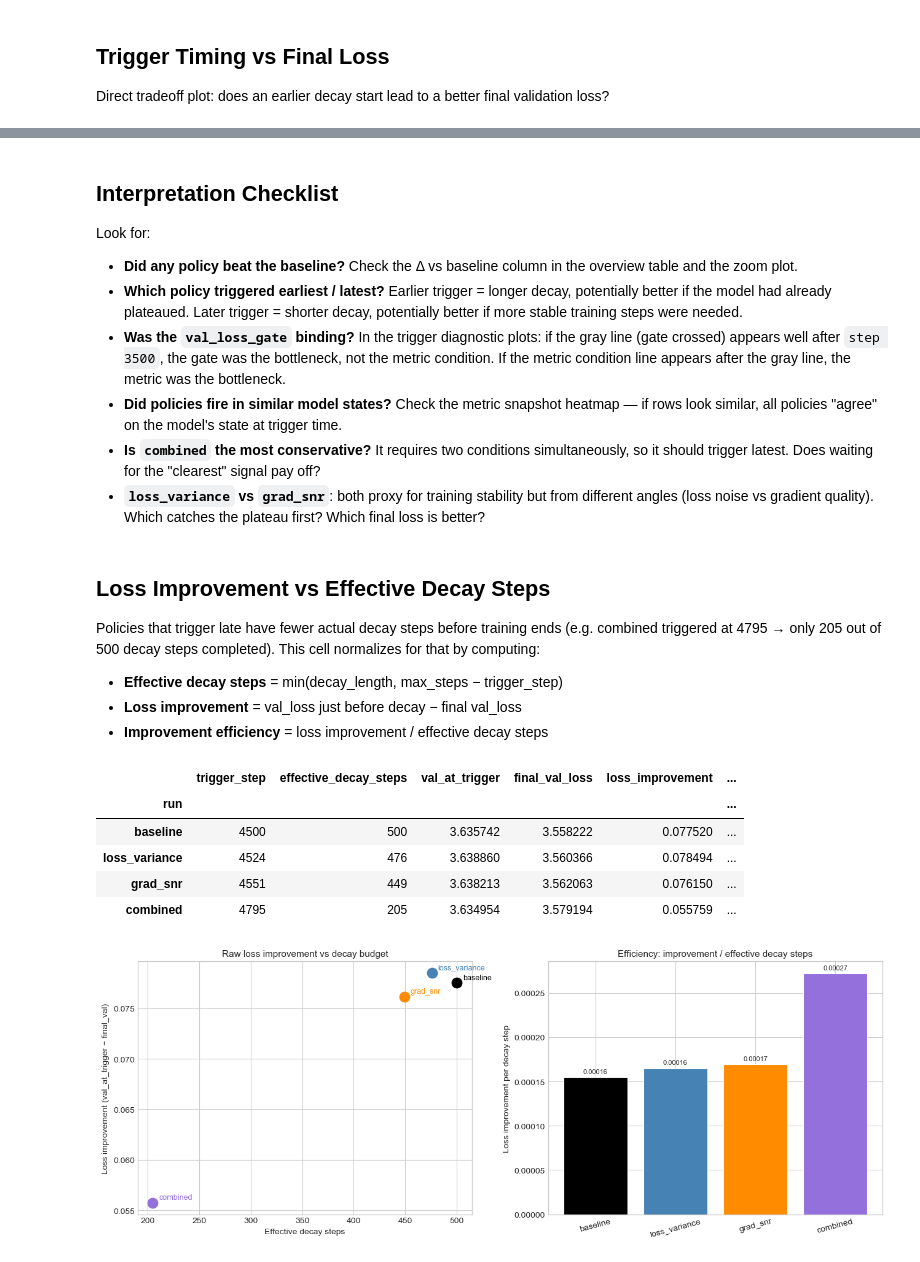
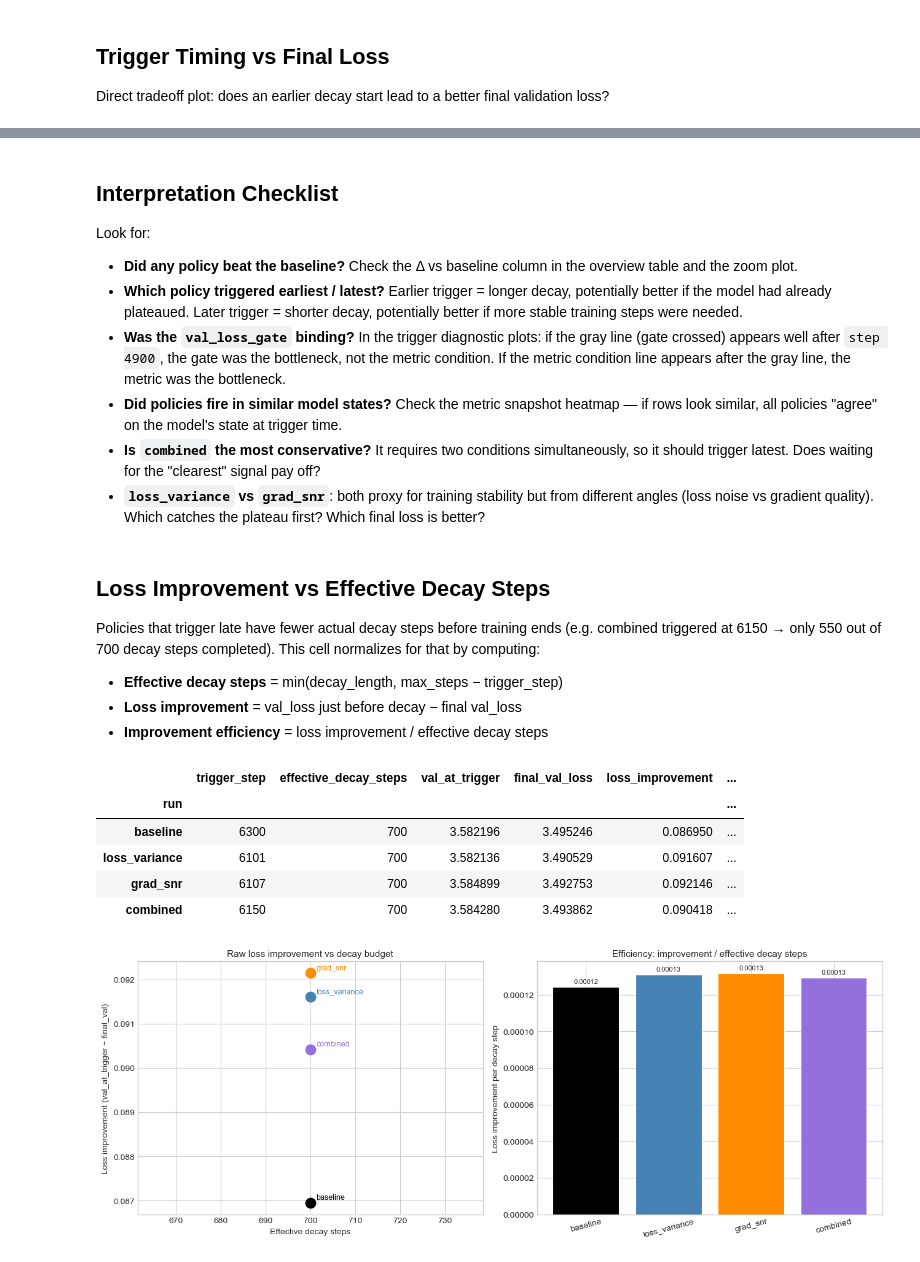
Before and after one commit to Duckymini/wsd_metric_triggered, a Jupyter notebook: notebooks/policy_decay_comparison.ipynb, the cells around one changed output, grey strips where cells are left out. Cells and saved outputs as stored; diff of their text form; code cells hidden in the pictures.

Commit message:
run the policy decay comparison

```diff
--- a/notebooks/policy_decay_comparison.ipynb
+++ b/notebooks/policy_decay_comparison.ipynb
@@ -108,7 +108,7 @@ fig, ax = plt.subplots(figsize=(12, 5))
 
 for key, d in data.items():
     val = d["val"]
-    trig_step = d["trigger"]["trigger_step"] if d["trigger"] else 4500
+    trig_step = d["trigger"]["trigger_step"] if d["trigger"] else 6300
     ax.plot(val["step"], val["validation_loss"],
             color=COLORS[key], linewidth=1.8, label=key)
     ax.axvline(trig_step, color=COLORS[key], linewidth=1.2, linestyle="--", alpha=0.75)
@@ -174,8 +174,8 @@ def _draw_trigger_lines(ax, gate_s, trig_s, color):
 
 # ----- loss_variance and grad_snr -----
 for key, threshold, metric_col, ylabel in [
-    ("loss_variance", 0.13, "loss_variance", "loss_variance"),
-    ("grad_snr",      0.97, "grad_snr",      "grad_snr"),
+    ("loss_variance", 0.132, "loss_variance", "loss_variance"),
+    ("grad_snr",      0.931, "grad_snr",      "grad_snr"),
 ]:
     d = data[key]
     trigger = d["trigger"]
@@ -220,8 +220,8 @@ fig.suptitle(f"Policy: combined  —  triggered at step {trig_s}", fontsize=12)
 
 train = d["train"]
 for ax, metric_col, threshold, ylabel in [
-    (ax1, "loss_variance", 0.13, "loss_variance"),
-    (ax2, "grad_snr",      0.97, "grad_snr"),
+    (ax1, "loss_variance", 0.132, "loss_variance"),
+    (ax2, "grad_snr",      0.931, "grad_snr"),
 ]:
     ax.plot(train["step"], train[metric_col], color=color, linewidth=1, alpha=0.8)
     ax.axhline(threshold, color="red", linewidth=1.2, linestyle="--",
@@ -303,21 +303,21 @@ Raw snapshot values at trigger step:
 
 The key comparison: how does validation loss evolve in the decay window for each run? Trigger points are marked. Runs that triggered earlier have more steps at reduced LR.
 # %%
-ZOOM_START = 3500
+ZOOM_START = 5500
 
 fig, ax = plt.subplots(figsize=(11, 5))
 
 for key, d in data.items():
     val = d["val"]
     mask = val["step"] >= ZOOM_START
-    trig_step = d["trigger"]["trigger_step"] if d["trigger"] else 4500
+    trig_step = d["trigger"]["trigger_step"] if d["trigger"] else 6300
     ax.plot(val.loc[mask, "step"], val.loc[mask, "validation_loss"],
             color=COLORS[key], linewidth=1.8, label=key)
     ax.axvline(trig_step, color=COLORS[key], linewidth=1.2, linestyle="--", alpha=0.7)
-
+ax.set_xlim(5500)
 ax.set_xlabel("Step")
 ax.set_ylabel("Validation Loss")
-ax.set_title(f"Validation Loss zoom (steps {ZOOM_START}–5000, dashed = decay start)", fontsize=13)
+ax.set_title(f"Validation Loss zoom (steps {ZOOM_START}–7000, dashed = decay start)", fontsize=13)
 ax.legend()
 plt.tight_layout()
 plt.show()
@@ -332,7 +332,7 @@ fig, ax = plt.subplots(figsize=(8, 5))
 
 for key, d in data.items():
     final_val = d["val"]["validation_loss"].iloc[-1]
-    trig_step = d["trigger"]["trigger_step"] if d["trigger"] else 4500
+    trig_step = d["trigger"]["trigger_step"] if d["trigger"] else 6300
     ax.scatter(trig_step, final_val, color=COLORS[key], s=120, zorder=4)
     ax.annotate(key, (trig_step, final_val),
                 textcoords="offset points", xytext=(8, 4), fontsize=9, color=COLORS[key])
@@ -351,25 +351,25 @@ Look for:
 
 - **Did any policy beat the baseline?** Check the Δ vs baseline column in the overview table and the zoom plot.
 - **Which policy triggered earliest / latest?** Earlier trigger = longer decay, potentially better if the model had already plateaued. Later trigger = shorter decay, potentially better if more stable training steps were needed.
-- **Was the `val_loss_gate` binding?** In the trigger diagnostic plots: if the gray line (gate crossed) appears well after `step 3500`, the gate was the bottleneck, not the metric condition. If the metric condition line appears after the gray line, the metric was the bottleneck.
+- **Was the `val_loss_gate` binding?** In the trigger diagnostic plots: if the gray line (gate crossed) appears well after `step 4900`, the gate was the bottleneck, not the metric condition. If the metric condition line appears after the gray line, the metric was the bottleneck.
 - **Did policies fire in similar model states?** Check the metric snapshot heatmap — if rows look similar, all policies "agree" on the model's state at trigger time.
 - **Is `combined` the most conservative?** It requires two conditions simultaneously, so it should trigger latest. Does waiting for the "clearest" signal pay off?
 - **`loss_variance` vs `grad_snr`**: both proxy for training stability but from different angles (loss noise vs gradient quality). Which catches the plateau first? Which final loss is better?
 # %% [markdown]
 ## Loss Improvement vs Effective Decay Steps
 
-Policies that trigger late have fewer actual decay steps before training ends (e.g. combined triggered at 4795 → only 205 out of 500 decay steps completed). This cell normalizes for that by computing:
+Policies that trigger late have fewer actual decay steps before training ends (e.g. combined triggered at 6150 → only 550 out of 700 decay steps completed). This cell normalizes for that by computing:
 
 - **Effective decay steps** = min(decay_length, max_steps − trigger_step)
 - **Loss improvement** = val_loss just before decay − final val_loss
 - **Improvement efficiency** = loss improvement / effective decay steps
 # %%
-MAX_STEPS = 5000
-DECAY_LENGTH = 500
+MAX_STEPS = 7000
+DECAY_LENGTH = 700
 
 rows = []
 for key, d in data.items():
-    trig_step = d["trigger"]["trigger_step"] if d["trigger"] else 4500
+    trig_step = d["trigger"]["trigger_step"] if d["trigger"] else 6300
     effective_decay_steps = min(DECAY_LENGTH, MAX_STEPS - trig_step)
 
     # val loss at the last eval at or before the trigger step
@@ -397,35 +397,35 @@ display(eff_df.style.background_gradient(
 
 fig, axes = plt.subplots(1, 2, figsize=(13, 5))
 
 # Left: scatter loss_improvement vs effective_decay_steps
 ax = axes[0]
 for key, row in eff_df.iterrows():
     ax.scatter(row["effective_decay_steps"], row["loss_improvement"],
                color=COLORS[key], s=140, zorder=4)
     ax.annotate(key, (row["effective_decay_steps"], row["loss_improvement"]),
                 textcoords="offset points", xytext=(7, 4), fontsize=9, color=COLORS[key])
 ax.set_xlabel("Effective decay steps")
 ax.set_ylabel("Loss improvement (val_at_trigger − final_val)")
 ax.set_title("Raw loss improvement vs decay budget", fontsize=11)
 
 # Right: bar chart of improvement_per_step
 ax2 = axes[1]
 keys = list(eff_df.index)
 vals = eff_df["improvement_per_step"].values
 colors = [COLORS[k] for k in keys]
 bars = ax2.bar(keys, vals, color=colors, edgecolor="white", linewidth=0.8)
 ax2.bar_label(bars, fmt="%.5f", fontsize=8, padding=3)
 ax2.set_ylabel("Loss improvement per decay step")
 ax2.set_title("Efficiency: improvement / effective decay steps", fontsize=11)
 ax2.tick_params(axis="x", rotation=15)
 
 plt.tight_layout()
 plt.show()
 # %% [output]
 |  | trigger_step | effective_decay_steps | val_at_trigger | final_val_loss | loss_improvement | ... |
 | run |  |  |  |  |  | ... |
-| baseline | 4500 | 500 | 3.635742 | 3.558222 | 0.077520 | ... |
-| loss_variance | 4524 | 476 | 3.638860 | 3.560366 | 0.078494 | ... |
-| grad_snr | 4551 | 449 | 3.638213 | 3.562063 | 0.076150 | ... |
-| combined | 4795 | 205 | 3.634954 | 3.579194 | 0.055759 | ... |
+| baseline | 6300 | 700 | 3.582196 | 3.495246 | 0.086950 | ... |
+| loss_variance | 6101 | 700 | 3.582136 | 3.490529 | 0.091607 | ... |
+| grad_snr | 6107 | 700 | 3.584899 | 3.492753 | 0.092146 | ... |
+| combined | 6150 | 700 | 3.584280 | 3.493862 | 0.090418 | ... |
-[figure, old version]
+[figure, new version]
```
Also changed, not shown: parts of 11 cells of this notebook.
